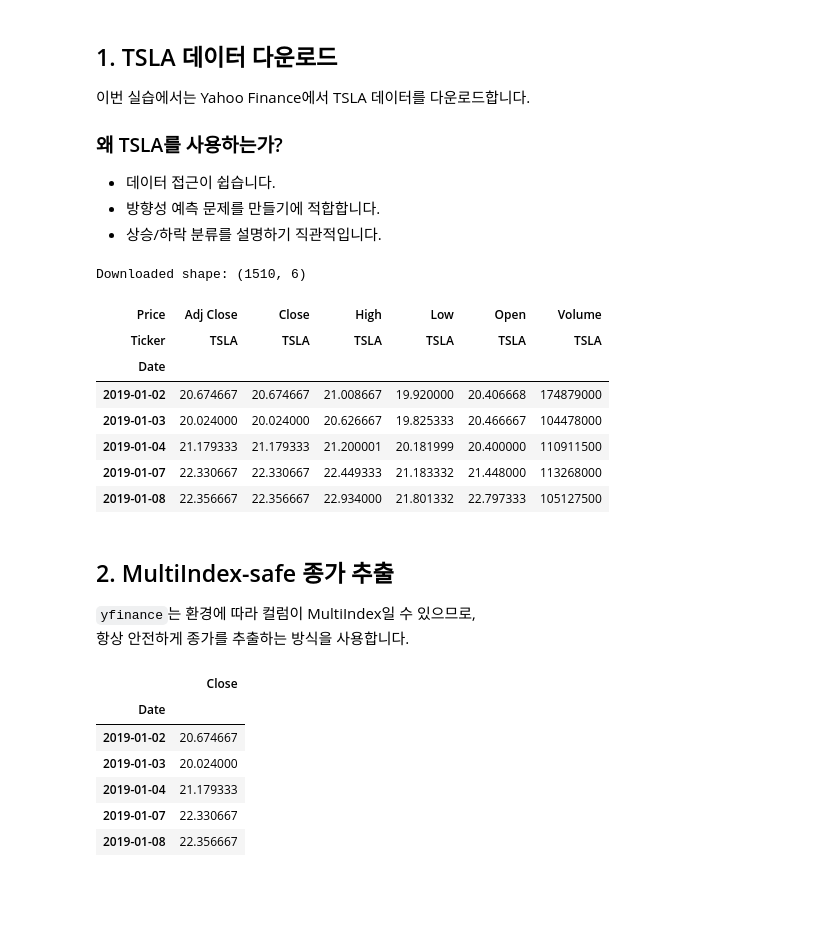
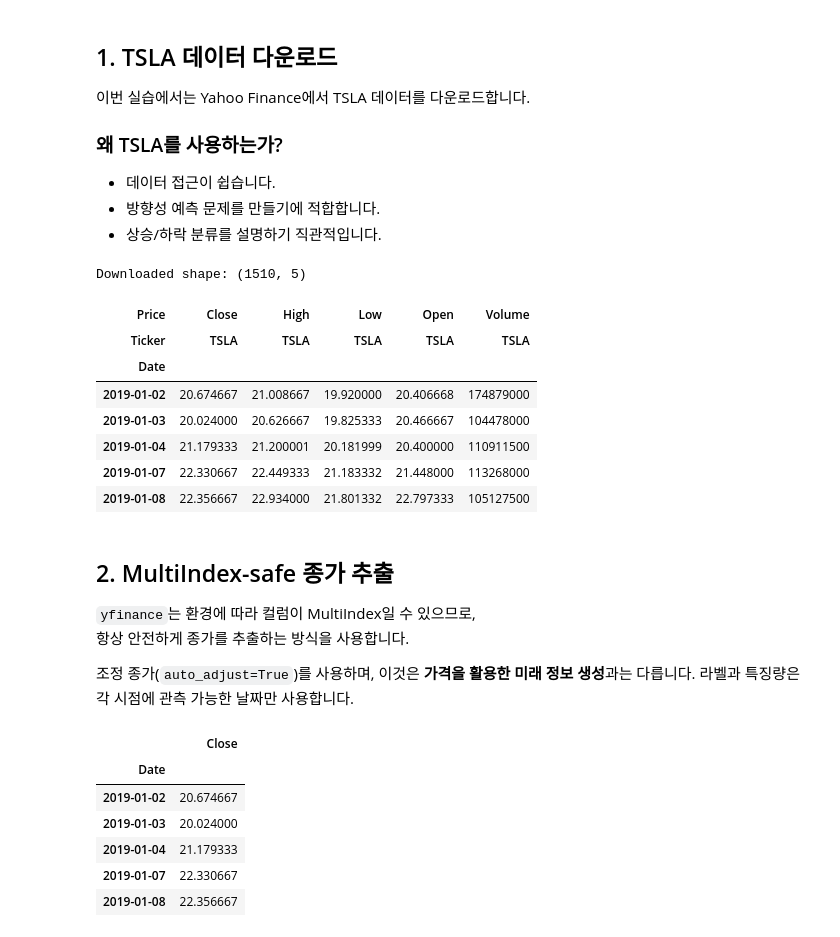
Before and after one commit to nhjung-phd/TimeSeriesAnalysis, a Jupyter notebook: notebooks/42_Classification_Evaluation_Metrics.ipynb, the cells around one changed output. Cells and saved outputs as stored; diff of their text form; code cells hidden in the pictures; blank space fills up the shorter version.

```diff
--- a/notebooks/42_Classification_Evaluation_Metrics.ipynb
+++ b/notebooks/42_Classification_Evaluation_Metrics.ipynb
@@ -104,31 +99,31 @@ Libraries loaded successfully.
 - 방향성 예측 문제를 만들기에 적합합니다.
 - 상승/하락 분류를 설명하기 직관적입니다.
 # %%
-# ============================================
-# 2. TSLA 데이터 다운로드
-# ============================================
-
-ticker = "TSLA"
-start_date = "2019-01-01"
-end_date = "2025-01-01"
-
-df = yf.download(ticker, start=start_date, end=end_date, auto_adjust=False, progress=False)
-
-print("Downloaded shape:", df.shape)
+# 2. TSLA 일별 가격 다운로드: 조정 종가(auto_adjust=True)를 사용해 분할 영향을 통제
+# end는 포함되지 않으므로 2025-01-01 이전 거래일까지만 다운로드합니다.
+ticker = 'TSLA'
+start_date, end_date = '2019-01-01', '2025-01-01'
+df = yf.download(ticker, start=start_date, end=end_date,
+                 auto_adjust=True, progress=False)
+if df.empty:
+    raise RuntimeError('가격 데이터가 비어 있습니다. 인터넷 연결 및 티커를 확인하세요.')
+print('Downloaded shape:', df.shape)
 display(df.head())
 # %% [output]
-Downloaded shape: (1510, 6)
+Downloaded shape: (1510, 5)
-| Price | Adj Close | Close | High | Low | Open | Volume |
-| Ticker | TSLA | TSLA | TSLA | TSLA | TSLA | TSLA |
-| Date |  |  |  |  |  |  |
-| 2019-01-02 | 20.674667 | 20.674667 | 21.008667 | 19.920000 | 20.406668 | 174879000 |
-| 2019-01-03 | 20.024000 | 20.024000 | 20.626667 | 19.825333 | 20.466667 | 104478000 |
-| 2019-01-04 | 21.179333 | 21.179333 | 21.200001 | 20.181999 | 20.400000 | 110911500 |
-| 2019-01-07 | 22.330667 | 22.330667 | 22.449333 | 21.183332 | 21.448000 | 113268000 |
-| 2019-01-08 | 22.356667 | 22.356667 | 22.934000 | 21.801332 | 22.797333 | 105127500 |
+| Price | Close | High | Low | Open | Volume |
+| Ticker | TSLA | TSLA | TSLA | TSLA | TSLA |
+| Date |  |  |  |  |  |
+| 2019-01-02 | 20.674667 | 21.008667 | 19.920000 | 20.406668 | 174879000 |
+| 2019-01-03 | 20.024000 | 20.626667 | 19.825333 | 20.466667 | 104478000 |
+| 2019-01-04 | 21.179333 | 21.200001 | 20.181999 | 20.400000 | 110911500 |
+| 2019-01-07 | 22.330667 | 22.449333 | 21.183332 | 21.448000 | 113268000 |
+| 2019-01-08 | 22.356667 | 22.934000 | 21.801332 | 22.797333 | 105127500 |
 # %% [markdown]
 ## 2. MultiIndex-safe 종가 추출
 
 `yfinance`는 환경에 따라 컬럼이 MultiIndex일 수 있으므로,
 항상 안전하게 종가를 추출하는 방식을 사용합니다.
+
+조정 종가(`auto_adjust=True`)를 사용하며, 이것은 **가격을 활용한 미래 정보 생성**과는 다릅니다. 라벨과 특징량은 각 시점에 관측 가능한 날짜만 사용합니다.
 # %%
```
Also changed, not shown: parts of 35 cells of this notebook.
